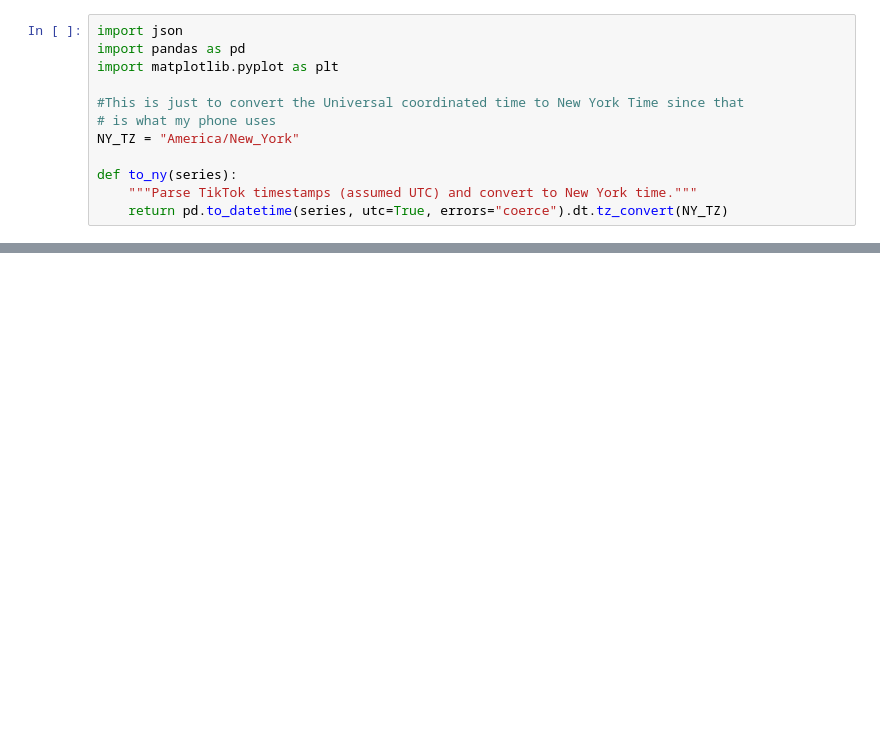
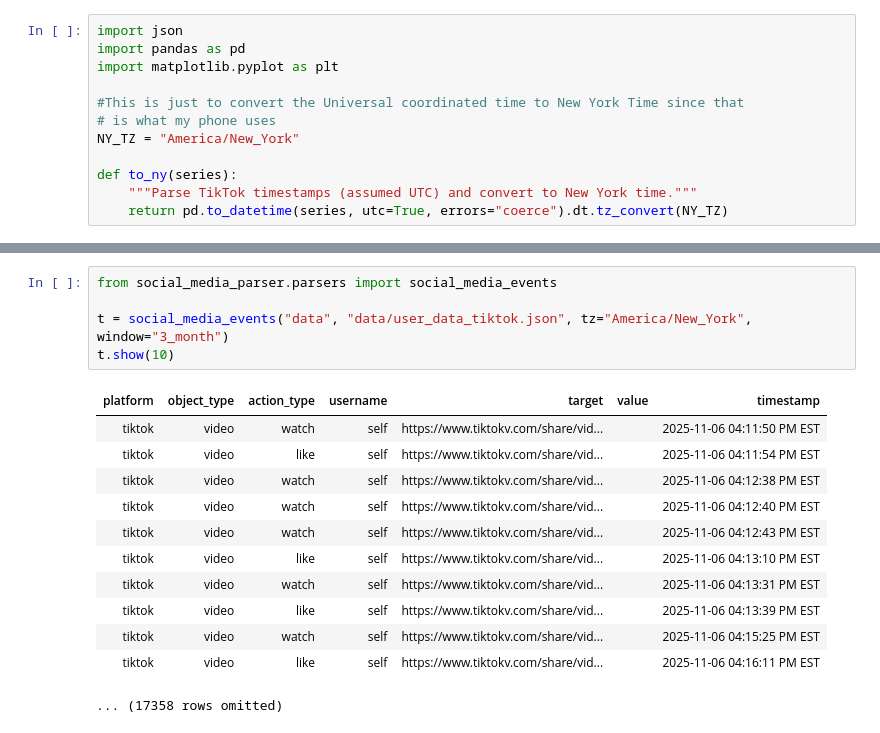
Before and after one commit to lujiec2020/TEEM2, a Jupyter notebook: analysis.ipynb, the cells around one changed output, grey strips where cells are left out. Cells and saved outputs as stored; diff of their text form; blank space fills up the shorter version.

```diff
--- a/analysis.ipynb
+++ b/analysis.ipynb
@@ -77,0 +105,18 @@ def to_ny(series):
+# %%
+from social_media_parser.parsers import social_media_events
+
+t = social_media_events("data", "data/user_data_tiktok.json", tz="America/New_York", window="3_month")
+t.show(10)
+# %% [output]
+| platform | object_type | action_type | username | target | value | timestamp |
+| tiktok | video | watch | self | https://www.tiktokv.com/share/vid... |  | 2025-11-06 04:11:50 PM EST |
+| tiktok | video | like | self | https://www.tiktokv.com/share/vid... |  | 2025-11-06 04:11:54 PM EST |
+| tiktok | video | watch | self | https://www.tiktokv.com/share/vid... |  | 2025-11-06 04:12:38 PM EST |
+| tiktok | video | watch | self | https://www.tiktokv.com/share/vid... |  | 2025-11-06 04:12:40 PM EST |
+| tiktok | video | watch | self | https://www.tiktokv.com/share/vid... |  | 2025-11-06 04:12:43 PM EST |
+| tiktok | video | like | self | https://www.tiktokv.com/share/vid... |  | 2025-11-06 04:13:10 PM EST |
+| tiktok | video | watch | self | https://www.tiktokv.com/share/vid... |  | 2025-11-06 04:13:31 PM EST |
+| tiktok | video | like | self | https://www.tiktokv.com/share/vid... |  | 2025-11-06 04:13:39 PM EST |
+| tiktok | video | watch | self | https://www.tiktokv.com/share/vid... |  | 2025-11-06 04:15:25 PM EST |
+| tiktok | video | like | self | https://www.tiktokv.com/share/vid... |  | 2025-11-06 04:16:11 PM EST |
+... (17358 rows omitted)
```
Also changed, not shown: parts of 28 cells of this notebook, 13 other files.
